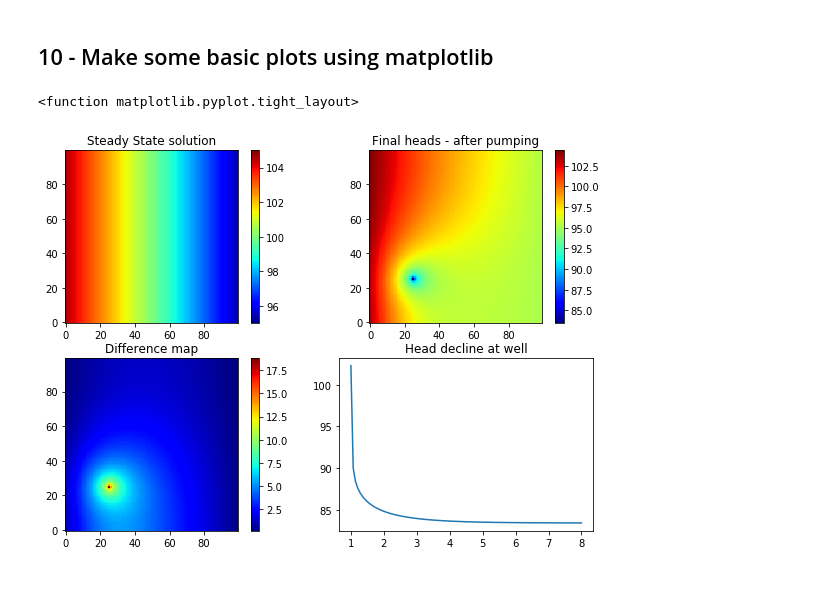
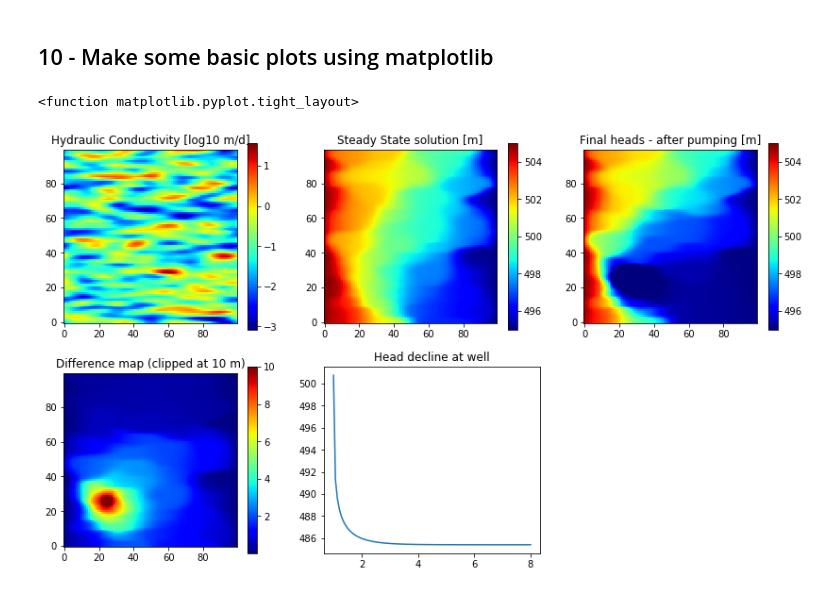
Before and after one commit to lijingwang/GS260_resources, a Jupyter notebook: Introduction to MODFLOW and FloPy.ipynb, the cells around one changed output. Drawn from its saved outputs; the diff is of its cells as text; code cells hidden in the pictures.

```diff
--- a/Introduction to MODFLOW and FloPy.ipynb
+++ b/Introduction to MODFLOW and FloPy.ipynb
@@ -158,29 +212,34 @@ time_series_at_well = headobj.get_ts((0, 25, 25))
 # %% [markdown]
 ## 10 - Make some basic plots using matplotlib
 # %%
-fig = plt.figure(figsize=(10, 7))
-fig.add_subplot(2,2,1)
-plt.imshow(before_pumping, cmap='jet', origin='lower', vmin=95, vmax=105)
-plt.title('Steady State solution')
+fig = plt.figure(figsize=(14, 8))
+fig.add_subplot(2, 3, 1)
+plt.imshow(np.log10(np.squeeze(hcon)), origin='lower', cmap='jet')
+plt.title('Hydraulic Conductivity [log10 m/d]')
 plt.colorbar()
 
-fig.add_subplot(2,2,2)
-plt.imshow(after_pumping, cmap='jet', origin='lower')
-plt.title('Final heads - after pumping')
+fig.add_subplot(2,3, 2)
+plt.imshow(before_pumping, cmap='jet', origin='lower', vmin=495, vmax=505)
+plt.title('Steady State solution [m]')
 plt.colorbar()
 
-fig.add_subplot(2,2,3)
-plt.imshow(np.abs(before_pumping - after_pumping), cmap='jet', origin='lower')
-plt.title('Difference map')
+fig.add_subplot(2,3,3)
+plt.imshow(after_pumping, cmap='jet', origin='lower', vmin=495, vmax=505)
+plt.title('Final heads - after pumping [m]')
 plt.colorbar()
 
-fig.add_subplot(2, 2, 4)
+fig.add_subplot(2,3,4)
+plt.imshow(np.abs(before_pumping - after_pumping), cmap='jet', origin='lower', vmax=10)
+plt.title('Difference map (clipped at 10 m)')
+plt.colorbar()
+
+fig.add_subplot(2, 3, 5)
 plt.plot(time_series_at_well[:,0], time_series_at_well[:,1], '-')
 plt.title('Head decline at well')
 plt.tight_layout
 # %% [output]
 <function matplotlib.pyplot.tight_layout>
-[figure, old version]
+[figure, new version]
 # %%
 rows = np.linspace(0, nrow - 1, 4, dtype='int32') # For plotting profiles
 fig = plt.figure(figsize=(10, 7))
```
Also changed, not shown: parts of 5 cells of this notebook.
